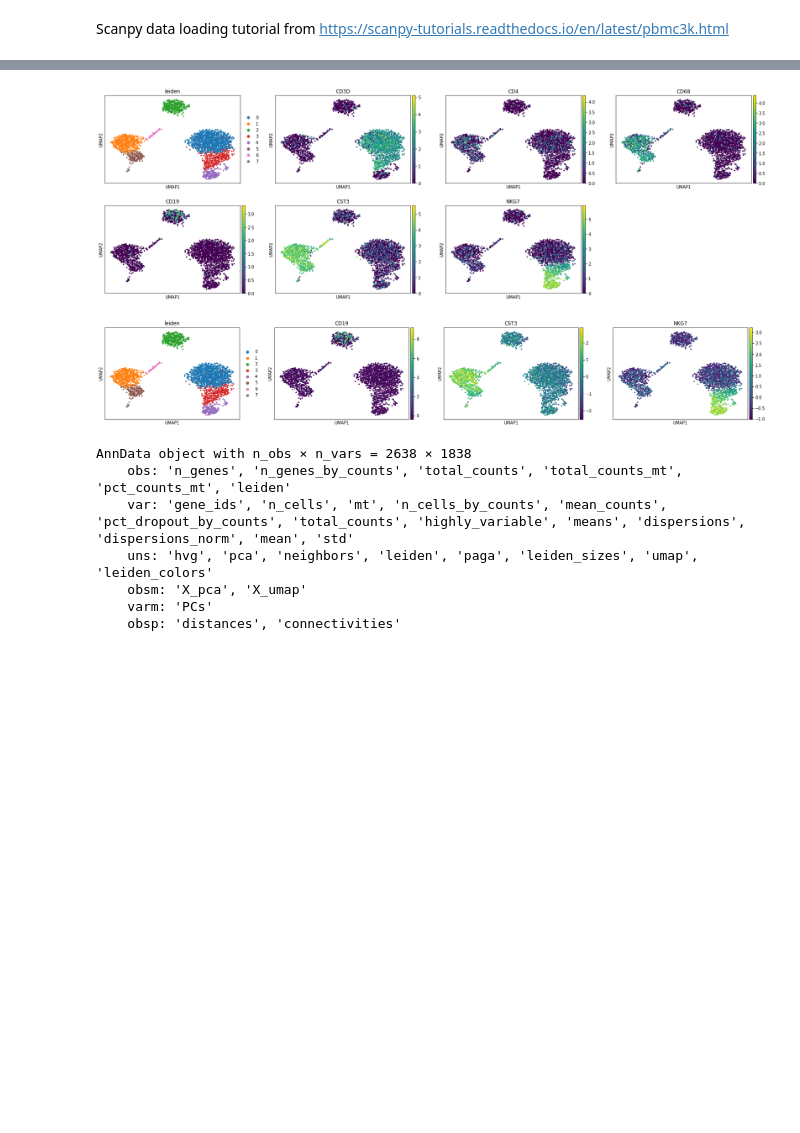
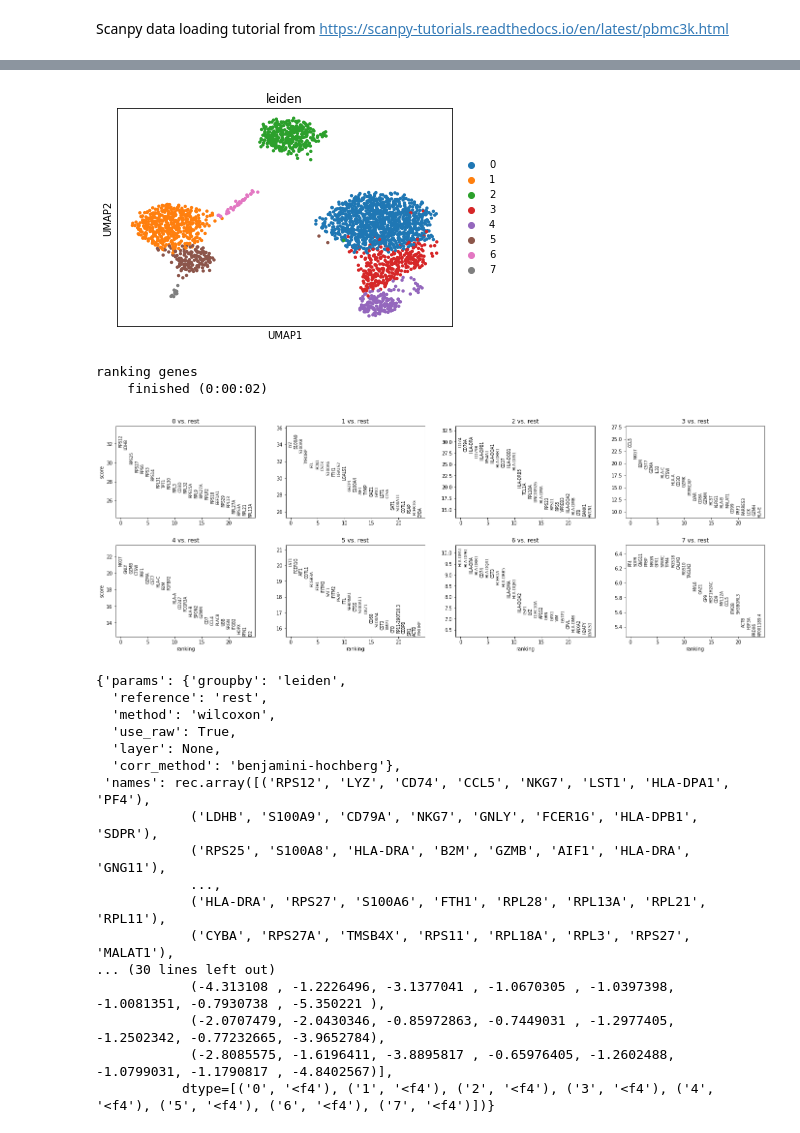
Before and after one commit to danobohud/scanpy, a Jupyter notebook: 10X_PMBC3K_find_markers.ipynb, the cells around one changed output, grey strips where cells are left out. Drawn from its saved outputs; the diff is of its cells as text; code cells hidden in the pictures; blank space fills up the shorter version.

```diff
--- a/10X_PMBC3K_find_markers.ipynb
+++ b/10X_PMBC3K_find_markers.ipynb
@@ -34,10 +26,44 @@ sc.tl.umap(adata, init_pos='paga')
-# %%
-sc.tl.umap(adata)
-sc.pl.umap(adata, color=['leiden','CD3D','CD4','CD68','CD19','CST3', 'NKG7']) # Markers for T cells, CD4+, Macrophage, B cells, Monocytes(?), NK cells
-# %% [output]
-[figure, removed]
-# %%
-# Run on unocrrected samples
-sc.pl.umap(adata, use_raw=False, color=['leiden','CD19','CST3', 'NKG7']) # Markers for T cells, CD4+, Macrophage, B cells, Monocytes(?), NK cells
-# %% [output]
-[figure, removed]
+# %%
+# Find marker genes per cluster using t-test, wilcoxon or logistic regression
+# the output is stored in adata.uns.rank_genes_groups
+
+sc.pl.umap(adata,color=['leiden'])
+
+# T-test
+
+# sc.tl.rank_genes_groups(adata, 'leiden', method='t-test')
+# sc.pl.rank_genes_groups(adata, n_genes=25, sharey=False)
+
+#Wilcoxon
+sc.settings.verbosity = 2  # reduce the verbosity
+sc.tl.rank_genes_groups(adata, 'leiden', method='wilcoxon')
+sc.pl.rank_genes_groups(adata, n_genes=25, sharey=False)
+
+# Logistic regression
+# sc.tl.rank_genes_groups(adata, 'leiden', method='logreg')
+# sc.pl.rank_genes_groups(adata, n_genes=25, sharey=False)
+
+adata.write(results_file)
+adata.uns['rank_genes_groups']
+# %% [output]
+[figure, added]
+ranking genes
+    finished (0:00:02)
+[figure, added]
+{'params': {'groupby': 'leiden',
+  'reference': 'rest',
+  'method': 'wilcoxon',
+  'use_raw': True,
+  'layer': None,
+  'corr_method': 'benjamini-hochberg'},
+ 'names': rec.array([('RPS12', 'LYZ', 'CD74', 'CCL5', 'NKG7', 'LST1', 'HLA-DPA1', 'PF4'),
+            ('LDHB', 'S100A9', 'CD79A', 'NKG7', 'GNLY', 'FCER1G', 'HLA-DPB1', 'SDPR'),
+            ('RPS25', 'S100A8', 'HLA-DRA', 'B2M', 'GZMB', 'AIF1', 'HLA-DRA', 'GNG11'),
+            ...,
+            ('HLA-DRA', 'RPS27', 'S100A6', 'FTH1', 'RPL28', 'RPL13A', 'RPL21', 'RPL11'),
+            ('CYBA', 'RPS27A', 'TMSB4X', 'RPS11', 'RPL18A', 'RPL3', 'RPS27', 'MALAT1'),
+... (30 lines left out)
+            (-4.313108 , -1.2226496, -3.1377041 , -1.0670305 , -1.0397398, -1.0081351, -0.7930738 , -5.350221 ),
+            (-2.0707479, -2.0430346, -0.85972863, -0.7449031 , -1.2977405, -1.2502342, -0.77232665, -3.9652784),
+            (-2.8085575, -1.6196411, -3.8895817 , -0.65976405, -1.2602488, -1.0799031, -1.1790817 , -4.8402567)],
+           dtype=[('0', '<f4'), ('1', '<f4'), ('2', '<f4'), ('3', '<f4'), ('4', '<f4'), ('5', '<f4'), ('6', '<f4'), ('7', '<f4')])}
@@ -46,10 +77,0 @@ adata.write(results_file)
-# %%
-adata
-# %% [output]
-AnnData object with n_obs × n_vars = 2638 × 1838
-    obs: 'n_genes', 'n_genes_by_counts', 'total_counts', 'total_counts_mt', 'pct_counts_mt', 'leiden'
-    var: 'gene_ids', 'n_cells', 'mt', 'n_cells_by_counts', 'mean_counts', 'pct_dropout_by_counts', 'total_counts', 'highly_variable', 'means', 'dispersions', 'dispersions_norm', 'mean', 'std'
-    uns: 'hvg', 'pca', 'neighbors', 'leiden', 'paga', 'leiden_sizes', 'umap', 'leiden_colors'
-    obsm: 'X_pca', 'X_umap'
-    varm: 'PCs'
-    obsp: 'distances', 'connectivities'
```
Also changed, not shown: parts of 13 cells of this notebook, 1 other file.
